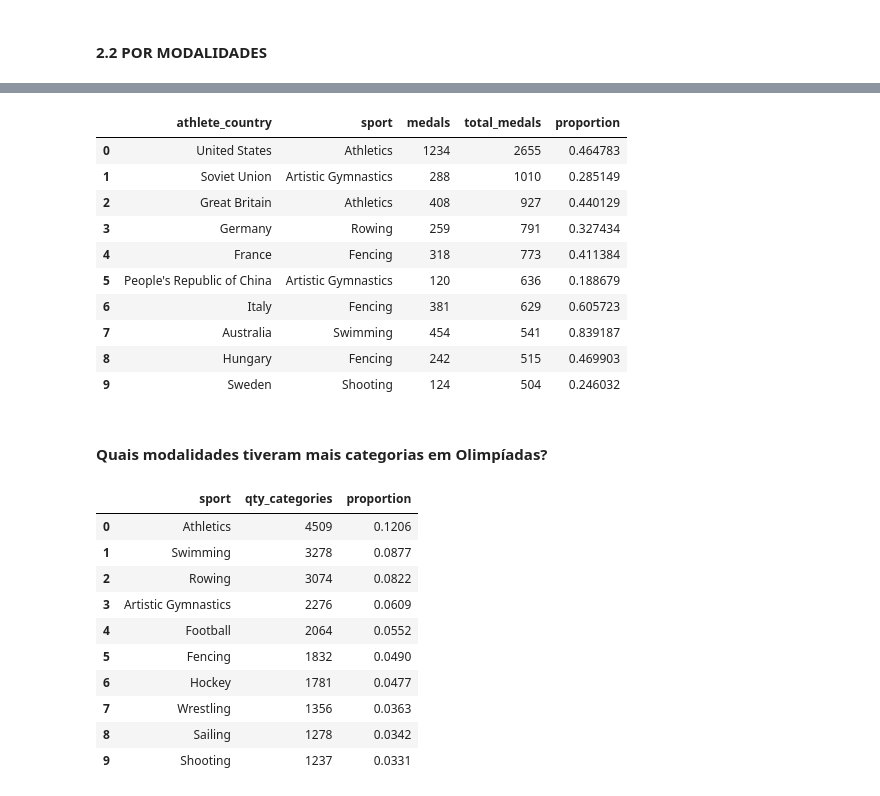
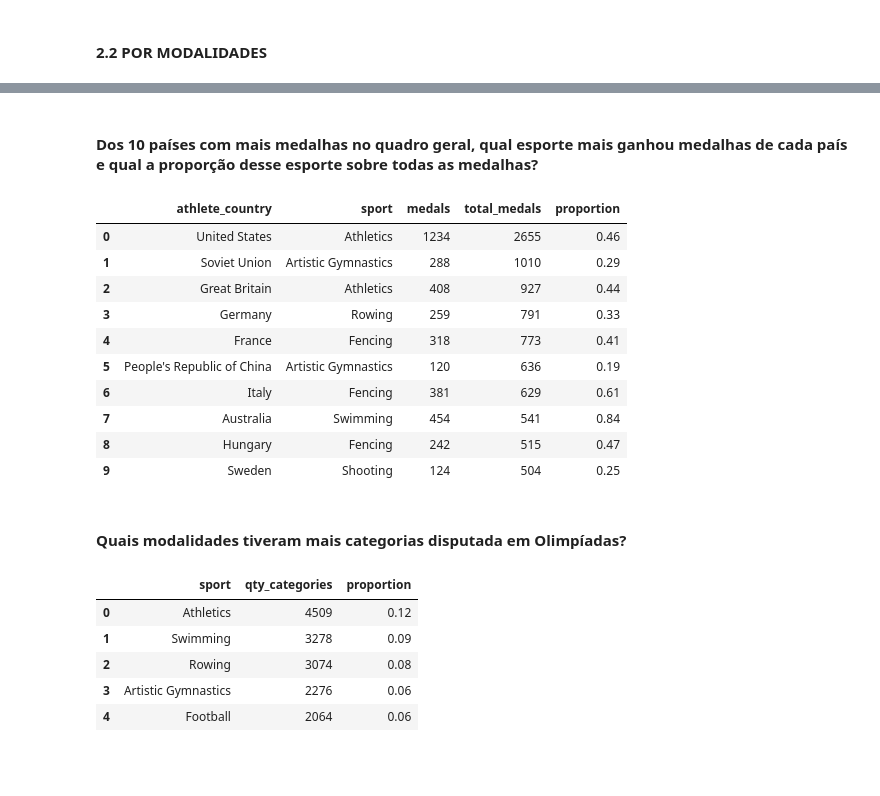
Before and after one commit to brunoserp/Data-analysis, a Jupyter notebook: SQL/PT/Atletas Olimpícos (1896 - 2016)/OlympicGames.ipynb, the cells around one changed output, grey strips where cells are left out. Drawn from its saved outputs; the diff is of its cells as text; code cells hidden in the pictures; blank space fills up the shorter version.

```diff
--- a/SQL/PT/Atletas Olimpícos (1896 - 2016)/OlympicGames.ipynb
+++ b/SQL/PT/Atletas Olimpícos (1896 - 2016)/OlympicGames.ipynb
@@ -332,0 +464,35 @@ df_query
+# %%
+query = """
+WITH sports_athens AS (
+    SELECT
+        R.SPORT, R.EVENT
+    FROM
+        athletes_results r
+        INNER JOIN olympics_editions o
+            ON r.edition_id = o.edition_id
+    WHERE
+        o.EDITION LIKE '%Summer%'
+        AND o.YEAR = 1896
+    GROUP BY
+        r.SPORT, r.EVENT
+)
+
+    SELECT
+        R.SPORT, r.EVENT
+    FROM
+        athletes_results r
+            LEFT JOIN olympics_editions o
+                ON r.edition_id = o.edition_id
+            LEFT JOIN sports_athens a
+                ON a.SPORT = r.SPORT
+
+    WHERE
+        o.EDITION LIKE '%Summer%'
+        AND o.YEAR = 1900
+        AND a.SPORT IS NULL
+    GROUP BY
+        r.SPORT
+"""
+df_query = pd.read_sql(query,con=engine)
+pd.options.display.max_colwidth = 500
+df_query
@@ -626,3 +885,5 @@ df_query
+# %% [markdown]
+#### Dos 10 países com mais medalhas no quadro geral, qual esporte mais ganhou medalhas de cada país e qual a proporção desse esporte sobre todas as medalhas?
 # %%
 query = """
 WITH TopCountries AS (
@@ -663,7 +924,7 @@ MedalsBySport AS (
         m.sport,
         m.medals,
         t.total_medals,
-        1.0 * m.medals/t.total_medals as proportion
+        ROUND(1.0 * m.medals/t.total_medals,2) as proportion
     FROM MedalsBySport m
     JOIN TopCountries t
         ON m.athlete_country = t.COUNTRY
@@ -674,18 +935,18 @@ df_query = pd.read_sql(query, con=engine)
 df_query
 # %% [output]
 |  | athlete_country | sport | medals | total_medals | proportion |
-| 0 | United States | Athletics | 1234 | 2655 | 0.464783 |
-| 1 | Soviet Union | Artistic Gymnastics | 288 | 1010 | 0.285149 |
-| 2 | Great Britain | Athletics | 408 | 927 | 0.440129 |
-| 3 | Germany | Rowing | 259 | 791 | 0.327434 |
-| 4 | France | Fencing | 318 | 773 | 0.411384 |
-| 5 | People's Republic of China | Artistic Gymnastics | 120 | 636 | 0.188679 |
-| 6 | Italy | Fencing | 381 | 629 | 0.605723 |
-| 7 | Australia | Swimming | 454 | 541 | 0.839187 |
-| 8 | Hungary | Fencing | 242 | 515 | 0.469903 |
-| 9 | Sweden | Shooting | 124 | 504 | 0.246032 |
+| 0 | United States | Athletics | 1234 | 2655 | 0.46 |
+| 1 | Soviet Union | Artistic Gymnastics | 288 | 1010 | 0.29 |
+| 2 | Great Britain | Athletics | 408 | 927 | 0.44 |
+| 3 | Germany | Rowing | 259 | 791 | 0.33 |
+| 4 | France | Fencing | 318 | 773 | 0.41 |
+| 5 | People's Republic of China | Artistic Gymnastics | 120 | 636 | 0.19 |
+| 6 | Italy | Fencing | 381 | 629 | 0.61 |
+| 7 | Australia | Swimming | 454 | 541 | 0.84 |
+| 8 | Hungary | Fencing | 242 | 515 | 0.47 |
+| 9 | Sweden | Shooting | 124 | 504 | 0.25 |
 # %% [markdown]
-#### Quais modalidades tiveram mais categorias em Olimpíadas?
+#### Quais modalidades tiveram mais categorias disputada em Olimpíadas?
 # %%
 query = """
 WITH total_categories AS (
@@ -699,42 +960,37 @@ WITH total_categories AS (
 ),
 medals_by_sport AS (
     SELECT
         r.sport,
         COUNT(r.event) AS qty_categories
     FROM
         athletes_results AS r
     LEFT JOIN sports_descriptions AS d
         ON r.RESULT_ID = d.RESULT_ID
     LEFT JOIN olympics_editions AS e
         ON e.edition_id = r.edition_id
     WHERE r.medal IS NOT NULL
         AND e.EDITION LIKE '%Summer%'
         AND e.YEAR <= 2024
     GROUP BY r.sport
 )
 
     SELECT
         m.sport,
         m.qty_categories,
-        ROUND(m.qty_categories * 1.0 / t.total_gold_medals, 4) AS proportion
+        ROUND(m.qty_categories * 1.0 / t.total_gold_medals, 2) AS proportion
     FROM medals_by_sport m
     JOIN total_categories t
     ON 1=1
     ORDER BY m.qty_categories DESC
-    LIMIT 10;
+    LIMIT 5;
 
 """
 df_query = pd.read_sql(query, con=engine)
 df_query
 # %% [output]
 |  | sport | qty_categories | proportion |
-| 0 | Athletics | 4509 | 0.1206 |
-| 1 | Swimming | 3278 | 0.0877 |
-| 2 | Rowing | 3074 | 0.0822 |
-| 3 | Artistic Gymnastics | 2276 | 0.0609 |
-| 4 | Football | 2064 | 0.0552 |
-| 5 | Fencing | 1832 | 0.0490 |
-| 6 | Hockey | 1781 | 0.0477 |
-| 7 | Wrestling | 1356 | 0.0363 |
-| 8 | Sailing | 1278 | 0.0342 |
-| 9 | Shooting | 1237 | 0.0331 |
+| 0 | Athletics | 4509 | 0.12 |
+| 1 | Swimming | 3278 | 0.09 |
+| 2 | Rowing | 3074 | 0.08 |
+| 3 | Artistic Gymnastics | 2276 | 0.06 |
+| 4 | Football | 2064 | 0.06 |
```
Also changed, not shown: parts of 63 cells of this notebook.
